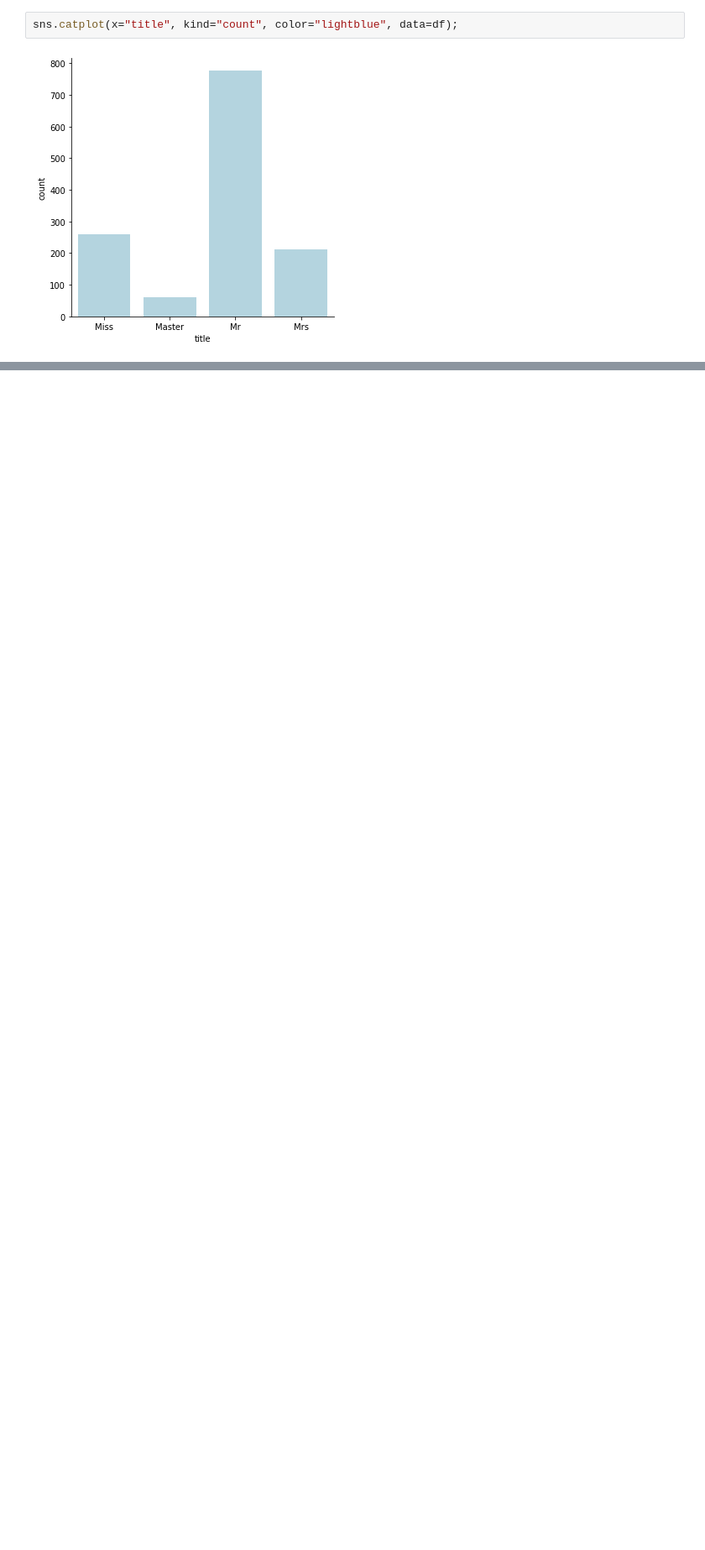
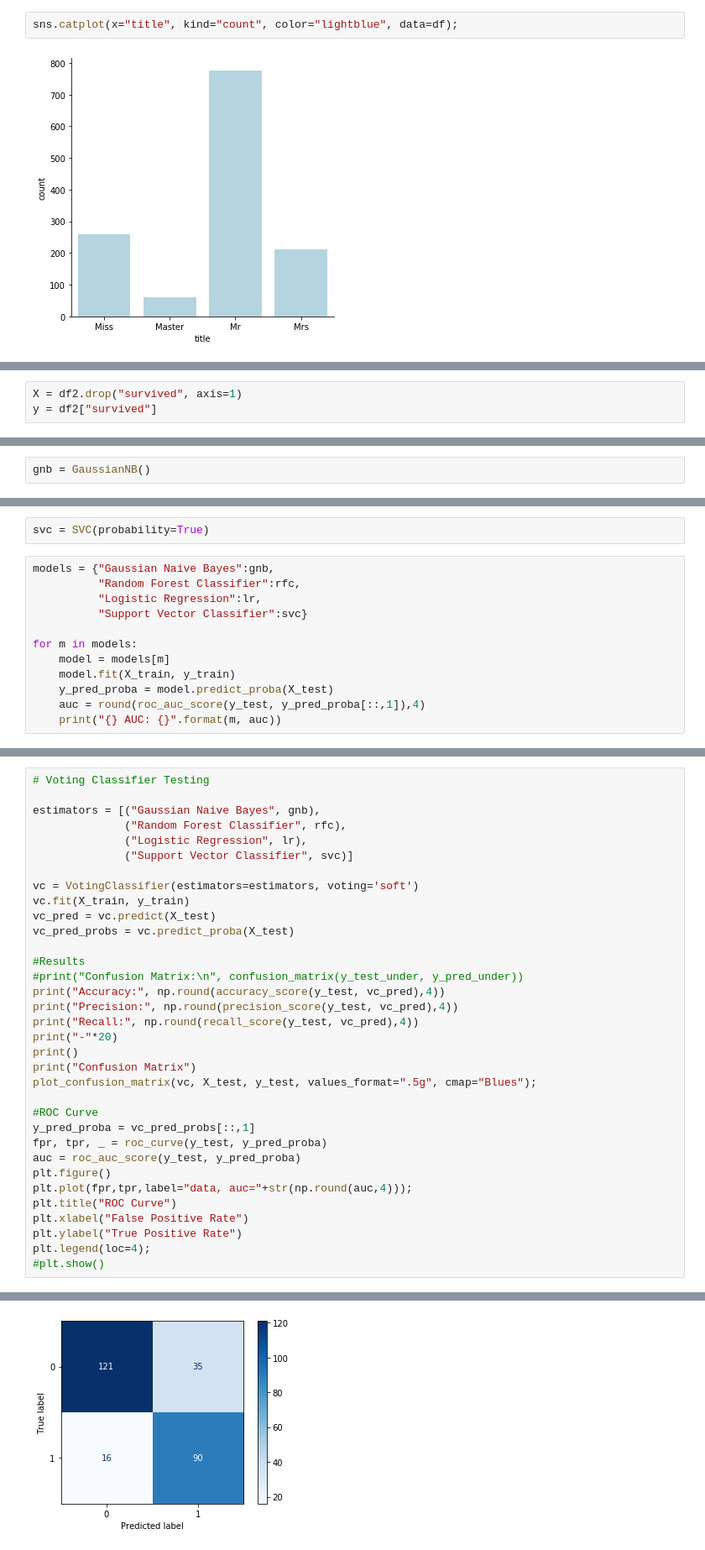
Before and after one commit to raulbarrue/titanic_api, a Jupyter notebook: modelling/EDA & Modelling.ipynb, the cells around one changed output, grey strips where cells are left out. Shown: that part at 84% size. Saved outputs shown, nothing was run; the diff lists cells and outputs as text; blank space fills up the shorter version.

```diff
--- a/modelling/EDA & Modelling.ipynb
+++ b/modelling/EDA & Modelling.ipynb
@@ -151,0 +542,3 @@ sns.catplot(x="title", kind="count", color="lightblue", data=df);
+# %%
+X = df2.drop("survived", axis=1)
+y = df2["survived"]
@@ -151,0 +561,2 @@ sns.catplot(x="title", kind="count", color="lightblue", data=df);
+# %%
+gnb = GaussianNB()
@@ -151,0 +591,14 @@ sns.catplot(x="title", kind="count", color="lightblue", data=df);
+# %%
+svc = SVC(probability=True)
+# %%
+models = {"Gaussian Naive Bayes":gnb,
+          "Random Forest Classifier":rfc,
+          "Logistic Regression":lr,
+          "Support Vector Classifier":svc}
+
+for m in models:
+    model = models[m]
+    model.fit(X_train, y_train)
+    y_pred_proba = model.predict_proba(X_test)
+    auc = round(roc_auc_score(y_test, y_pred_proba[::,1]),4)
+    print("{} AUC: {}".format(m, auc))
@@ -151,0 +610,35 @@ sns.catplot(x="title", kind="count", color="lightblue", data=df);
+# %%
+# Voting Classifier Testing
+
+estimators = [("Gaussian Naive Bayes", gnb),
+              ("Random Forest Classifier", rfc),
+              ("Logistic Regression", lr),
+              ("Support Vector Classifier", svc)]
+
+vc = VotingClassifier(estimators=estimators, voting='soft')
+vc.fit(X_train, y_train)
+vc_pred = vc.predict(X_test)
+vc_pred_probs = vc.predict_proba(X_test)
+
+#Results
+#print("Confusion Matrix:\n", confusion_matrix(y_test_under, y_pred_under))
+print("Accuracy:", np.round(accuracy_score(y_test, vc_pred),4))
+print("Precision:", np.round(precision_score(y_test, vc_pred),4))
+print("Recall:", np.round(recall_score(y_test, vc_pred),4))
+print("-"*20)
+print()
+print("Confusion Matrix")
+plot_confusion_matrix(vc, X_test, y_test, values_format=".5g", cmap="Blues");
+
+#ROC Curve
+y_pred_proba = vc_pred_probs[::,1]
+fpr, tpr, _ = roc_curve(y_test, y_pred_proba)
+auc = roc_auc_score(y_test, y_pred_proba)
+plt.figure()
+plt.plot(fpr,tpr,label="data, auc="+str(np.round(auc,4)));
+plt.title("ROC Curve")
+plt.xlabel("False Positive Rate")
+plt.ylabel("True Positive Rate")
+plt.legend(loc=4);
+#plt.show()
+# %% [output]
@@ -151,0 +651 @@ sns.catplot(x="title", kind="count", color="lightblue", data=df);
+[figure, added]
```
Also changed, not shown: parts of 73 cells of this notebook, 13 other files.
